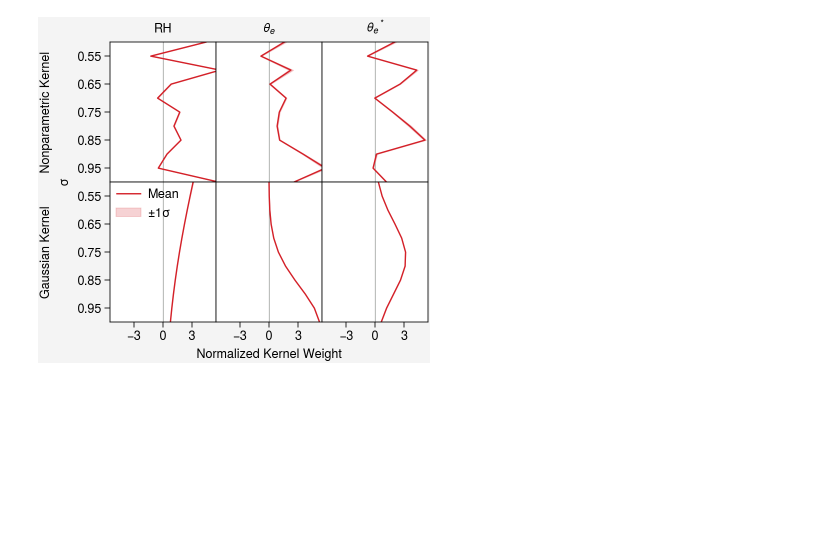
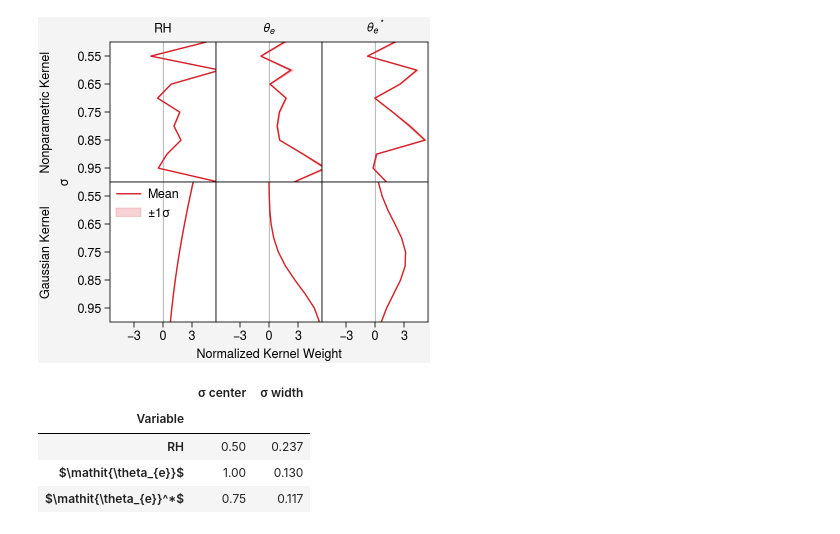
Before and after one commit to savannahferretti/monsoon-discovery, a Jupyter notebook: notebooks/0_weights.ipynb, the cells around one changed output. Drawn from its saved outputs; the diff is of its cells as text; code cells hidden in the pictures; blank space fills up the shorter version.

```diff
--- a/notebooks/0_weights.ipynb
+++ b/notebooks/0_weights.ipynb
@@ -79,19 +79,23 @@ fig.save('../figs/fig_S1.jpg')
 # %% [output]
 [figure]
 # %%
-# ── Kernel centers and widths ─────────────────────────────────────────────────
-sig_arr  = sig.values
-dsig_arr = np.abs(np.gradient(sig_arr))
-
-_var_labels = list(VARLABELS.values())
-_rows = []
-for name, kmean, _ in results:
-    label = 'Nonparametric' if 'nonparam' in name else 'Gaussian'
-    for col_i, var in enumerate(_var_labels):
-        k      = kmean.isel(field=col_i).values
+sigarr    = sig.values
+dsigarr   = np.abs(np.gradient(sigarr))
+varlabels = list(VARLABELS.values())
+rows = []
+for name,kmean,_ in results:
+    if 'nonparam' in name:
+        continue
+    for i,var in enumerate(varlabels):
+        k      = kmean.isel(field=i).values
         pi     = np.argmax(k)
         center = float(sig_arr[pi])
-        width  = float(np.sqrt(((sig_arr - center)**2 * k * dsig_arr).sum()))
-        _rows.append({'Model': label, 'Variable': var,
-                      '\u03c3 center': round(center, 3), '\u03c3 width': round(width, 3)})
-display(pd.DataFrame(_rows).set_index(['Model', 'Variable']))
+        width  = float(np.sqrt(((sigarr-center)**2*k*dsigarr).sum()))
+        rows.append({'Variable':var,'\u03c3 center':round(center,3),'\u03c3 width':round(width,3)})
+display(pd.DataFrame(rows).set_index(['Variable']))
+# %% [output]
+|  | σ center | σ width |
+| Variable |  |  |
+| RH | 0.50 | 0.237 |
+| $\mathit{\theta_{e}}$ | 1.00 | 0.130 |
+| $\mathit{\theta_{e}}^*$ | 0.75 | 0.117 |
```
Also changed, not shown: 11 other files.
